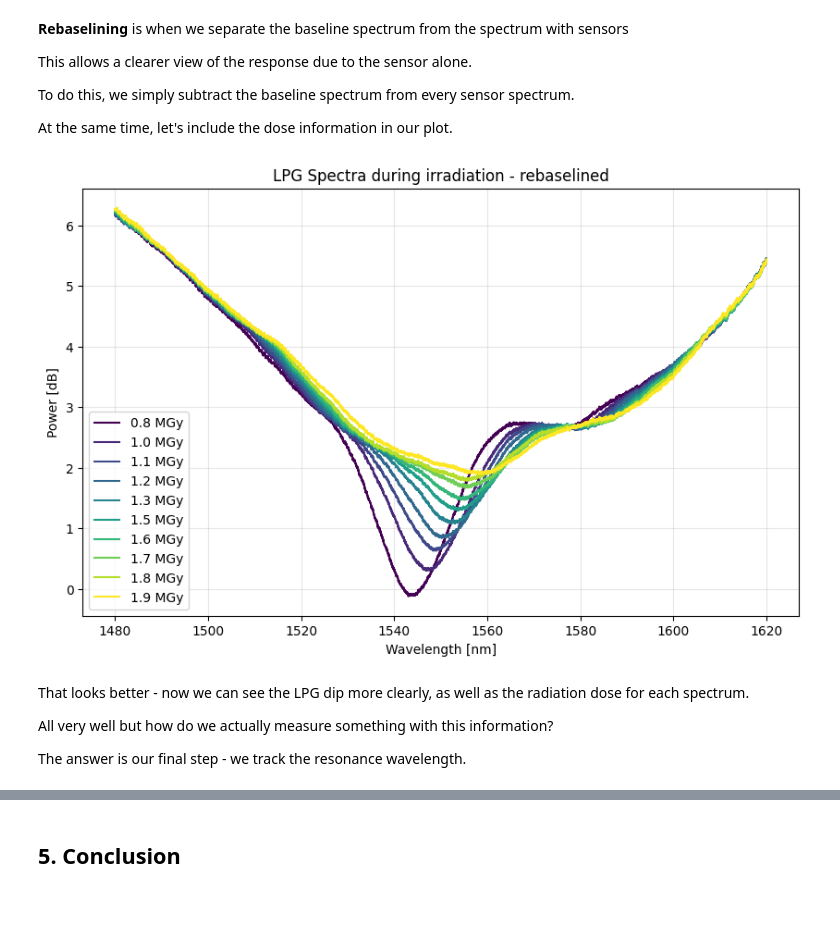
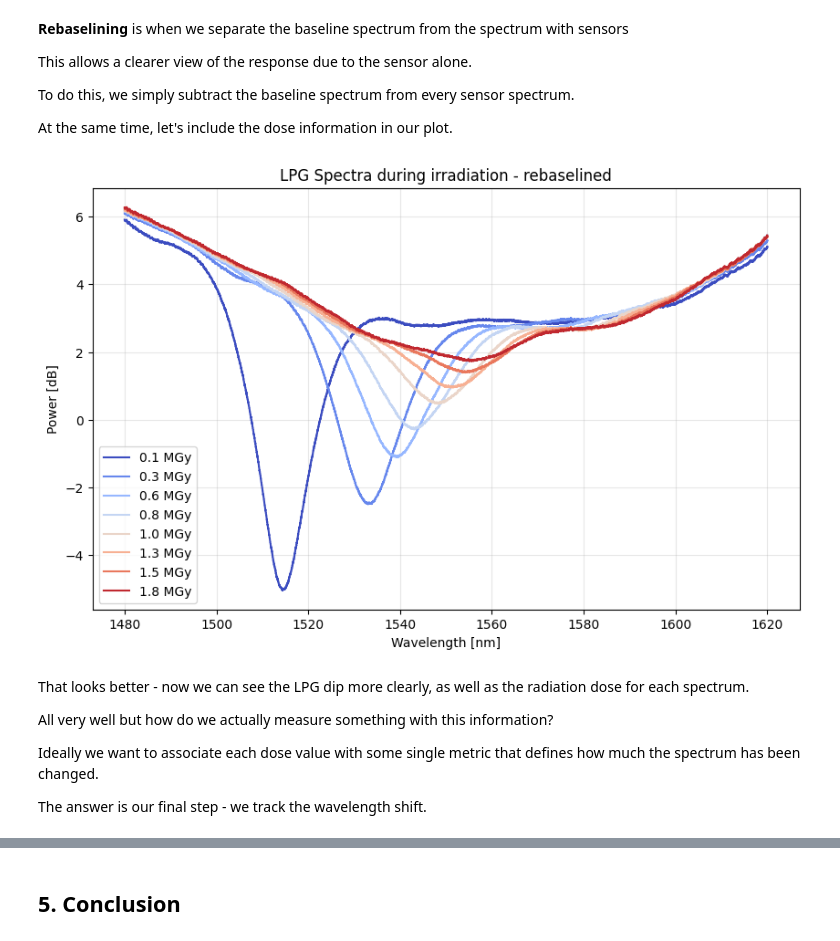
Before and after one commit to rsamconn/Fibre-optics-demo, a Jupyter notebook: fibre-demo.ipynb, the cells around one changed output, grey strips where cells are left out. Drawn from its saved outputs; the diff is of its cells as text; code cells hidden in the pictures; blank space fills up the shorter version.

```diff
--- a/fibre-demo.ipynb
+++ b/fibre-demo.ipynb
@@ -228,8 +234,8 @@ So spectra were being recorded for 9 hours before irradiation started and almost
 This means the first 3 spectra and the 35th onwards can be cut.
 # %%
 # Cut the spectra and times data to only include the steps 3-34
-spectra_cut = spectra[closest_first_time_index:closest_last_time_index + 1, :]
-times_cut = times[closest_first_time_index:closest_last_time_index + 1]
+spectra_cut = spectra[closest_first_time_index-1:closest_last_time_index-1, :]
+times_cut = times[closest_first_time_index-1:closest_last_time_index-1]
 # %% [markdown]
 We want to find the dose at exactly the time points we recorded our spectra.
 
@@ -387,16 +393,19 @@ rebaselined_spectra = spectra_LPG_only - baseline[wavelength_cutoff:]
 # %%
 # plot_spectra(times_cut, rebaselined_spectra, wavelengths_LPG_only, start_idx=0, end_idx=-1, time_step=4, title='LPG Spectra during irradiation - rebaselined', label_type='time')
 # plot_spectra(times_cut, rebaselined_spectra, wavelengths_LPG_only, start_idx=0, end_idx=-1, time_step=1, title='LPG Spectra during irradiation - rebaselined', label_type='Dose', dose_data=dose_interpolated)
 
-a, b = -20, -1
-plot_spectra(times_cut[a:b], rebaselined_spectra[a:b,:], wavelengths_LPG_only, start_idx=0, end_idx=-1, time_step=2, title='LPG Spectra during irradiation - rebaselined', label_type='Dose', dose_data=dose_interpolated[a:b])
+a, b = 0, -1
+plot_spectra(times_cut[a:b], rebaselined_spectra[a:b,:], wavelengths_LPG_only, start_idx=0, end_idx=-1, time_step=4,
+             cmap='coolwarm', title='LPG Spectra during irradiation - rebaselined', label_type='Dose', dose_data=dose_interpolated[a:b])
 # %% [output]
-[figure, old version]
+[figure, new version]
 # %% [markdown]
 That looks better - now we can see the LPG dip more clearly, as well as the radiation dose for each spectrum.
 
 All very well but how do we actually measure something with this information?
 
-The answer is our final step - we track the resonance wavelength.
+Ideally we want to associate each dose value with some single metric that defines how much the spectrum has been changed.
+
+The answer is our final step - we track the wavelength shift.
 # %% [markdown]
 ## 4. Wavelength Shift
```
Also changed, not shown: parts of 13 cells of this notebook.
